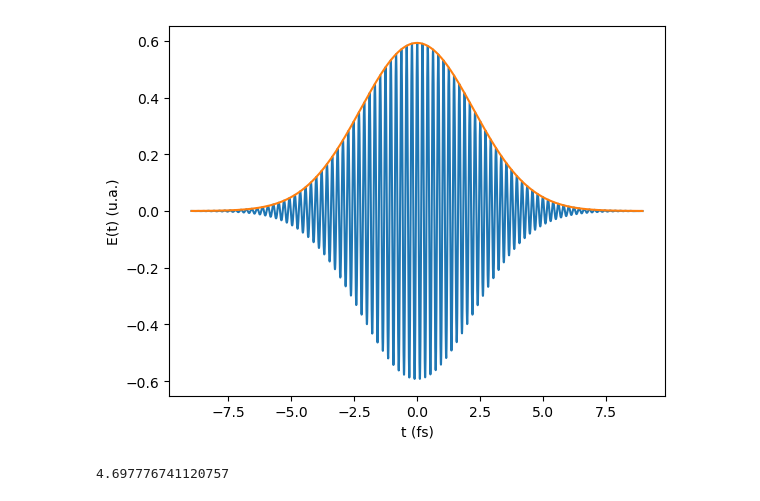
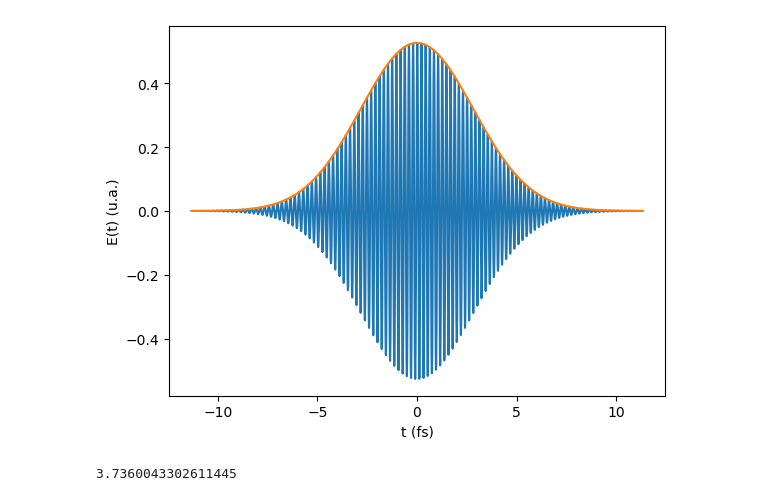
Before and after one commit to JuanSierra2003/hello-world, a Jupyter notebook: Pulses/pulses.ipynb, the cells around one changed output. Cells and saved outputs as stored; diff of their text form; code cells hidden in the pictures.

Commit message:
fast pulses parameters as functions of alpha

```diff
--- a/Pulses/pulses.ipynb
+++ b/Pulses/pulses.ipynb
@@ -16,30 +16,30 @@ def FastPulse(w0, gamma, alphap, delta, area, t):
 # %%
 #Parameters
 w0 = 30             #Central frecuency
 area = np.pi        #Area of pure gaussian pulse
-gamma = .5       #Spectral width
-alphap = 2         #Chrip constant
+gamma = .5          #Spectral width
+alphap = gamma**(-2)          #Chrip constant
 delta = 1e-10       #Noch spectral width
 
 
 
 
 #plot
 T = 4*np.sqrt((1+(alphap**2)*(gamma**4))/gamma**2)
 time = np.linspace(-T, T, 10000)
 pulse = FastPulse(w0, gamma, alphap, delta, area, time)
 
 plt.plot(time, np.real(pulse))      #real part of the pulse
 plt.plot(time, np.abs(pulse))       #Envelope
 
 plt.xlabel('t (fs)')
 plt.ylabel('E(t) (u.a.)')
 
 plt.show()
 # %% [output]
-[figure, old version]
+[figure, new version]
 # %%
 #Pulse area
-quad(lambda t: np.abs(FastPulse(w0, gamma, alphap, delta, np.pi, t)), -np.inf, np.inf)[0]
+quad(lambda t: np.abs(FastPulse(w0, gamma, alphap, delta, area, t)), -np.inf, np.inf)[0]
 # %% [output]
-4.697776741120757
+3.7360043302611445
```
Also changed, not shown: parts of 2 cells of this notebook.
